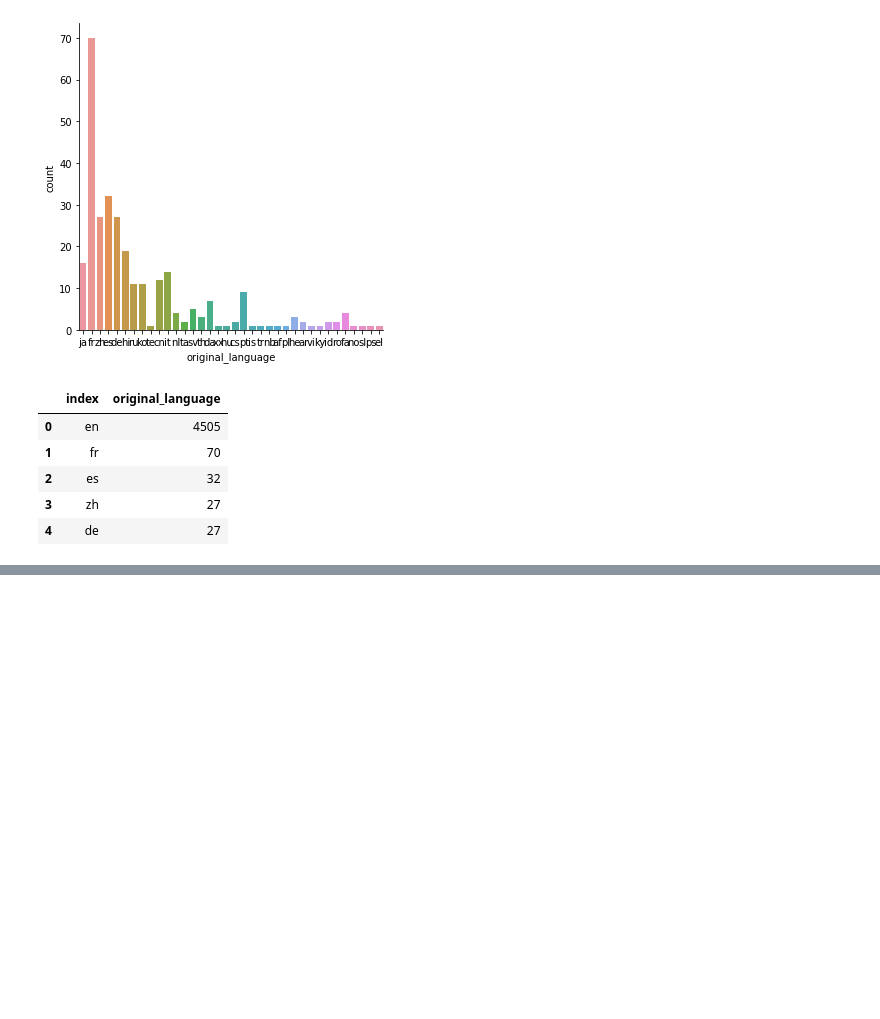
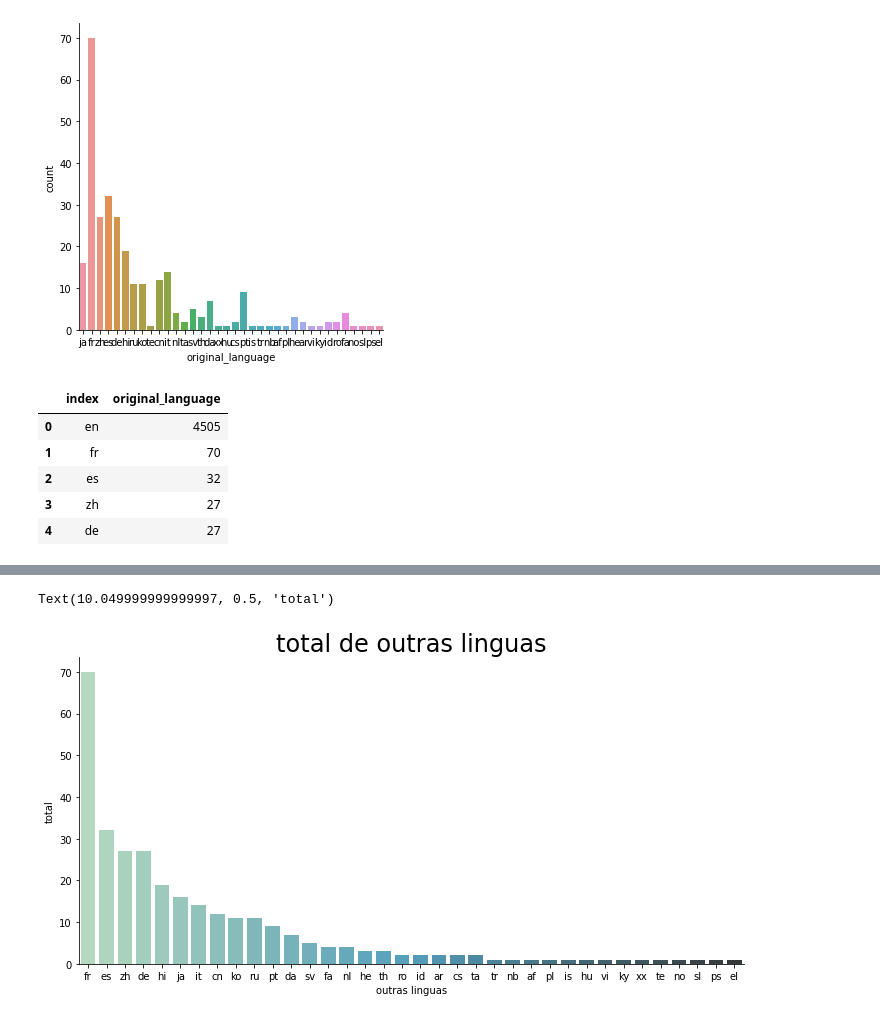
Before and after one commit to gabrielcn/Data-Science, a Jupyter notebook: introducao_data_science.ipynb, the cells around one changed output, grey strips where cells are left out. Drawn from its saved outputs; the diff is of its cells as text; code cells hidden in the pictures; blank space fills up the shorter version.

```diff
--- a/introducao_data_science.ipynb
+++ b/introducao_data_science.ipynb
@@ -531,0 +555,12 @@ contagem_de_lingua.head()
+# %%
+# Renomear eixos no seaborn
+ilmes_sem_lingua_ingles = tmdb.query("original_language != 'en' ")
+
+sns.catplot(x="original_language", kind="count", data = filmes_sem_lingua_ingles, aspect = 2, order = total_por_lingua_de_outros_filmes.index, palette="GnBu_d")
+
+plt.title( "total de outras linguas" , size = 24 ) #Define o título do gráfico
+plt.xlabel( "outras linguas" , size = 10 ) #Usa o plt para adicionar um rotulo no eixo x e define o tamanho
+plt.ylabel( "total" , size = 10 ) #Usa o plt para adicionar um rotulo no eixo y e define o tamanho
+# %% [output]
+Text(10.049999999999997, 0.5, 'total')
+[figure, added]
```
Also changed, not shown: parts of 27 cells of this notebook.
